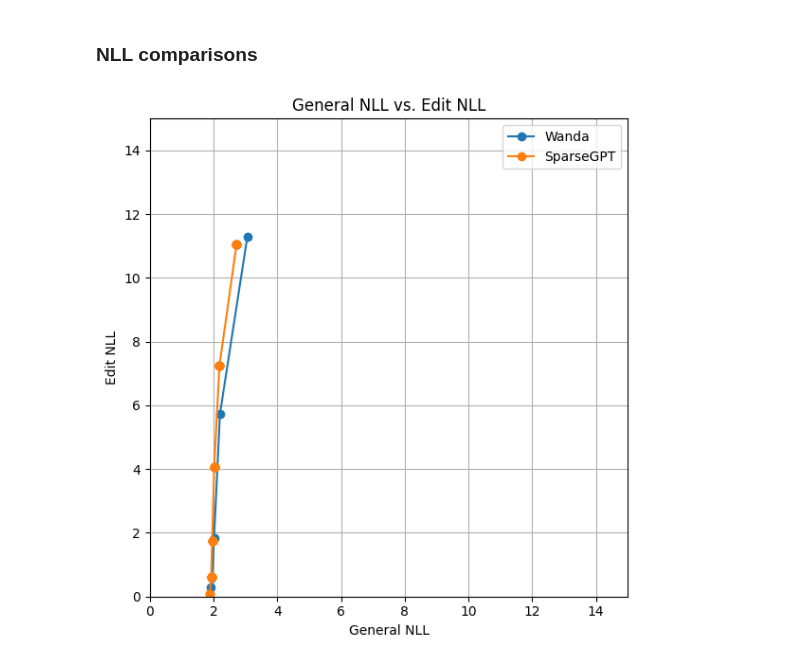
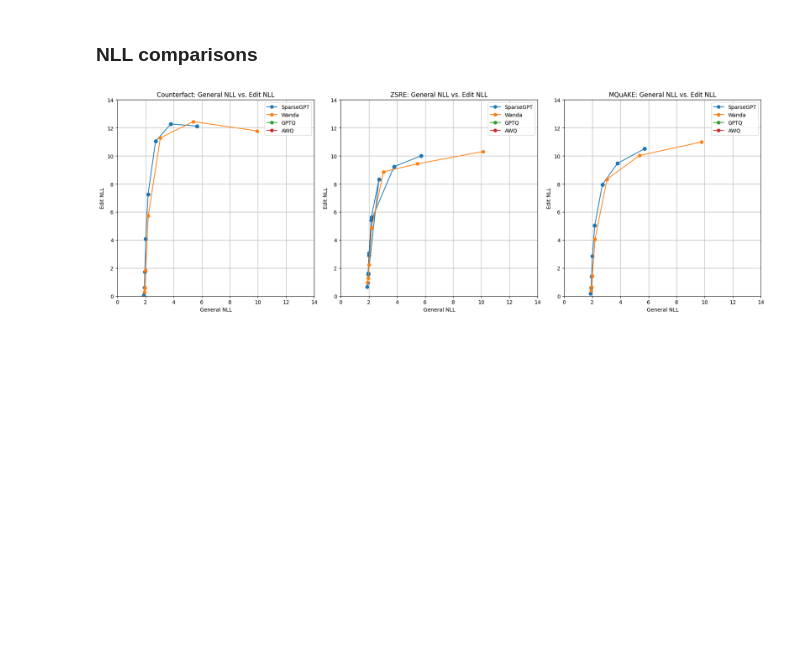
Before and after one commit to hartvigsen-group/composable-interventions, a Jupyter notebook: notebooks/graphs.ipynb, the cells around one changed output. Drawn from its saved outputs; the diff is of its cells as text; code cells hidden in the pictures; blank space fills up the shorter version.

Commit message:
Add notebooks for graphs

```diff
--- a/notebooks/graphs.ipynb
+++ b/notebooks/graphs.ipynb
@@ -28,8 +28,13 @@ def process_data(new_file_path, previous_df=None):
     new_data['method_name'] = new_data.apply(lambda x: x['prune_method'] if x['method'] == 'prune' else x['quant_method'] if x['method'] == 'quant' else None, axis=1)
     new_data['method_name'] = new_data['method_name'].replace({'autoawq': 'AWQ', 'autogptq': 'GPTQ', 'sparsegpt': 'SparseGPT', 'wanda': 'Wanda'})
 
-    # Selecting only relevant columns for aggregation
-    aggregation_columns = ['Rewrite accuracy', 'PPL', 'Generalization', 'Latency', 'Locality']
+    # Check if 'PPL edits' column exists
+    if 'PPL edits' in new_data.columns:
+        aggregation_columns = ['Rewrite accuracy', 'PPL', 'Generalization', 'Latency', 'Locality', 'PPL edits']
+    else:
+        aggregation_columns = ['Rewrite accuracy', 'PPL', 'Generalization', 'Latency', 'Locality']
+        # new_data['PPL edits'] = np.nan  # Create an empty 'PPL edits' column
+
 
     # Group by 'Tags' and calculate mean and standard error for the selected columns
     grouped_new_data = new_data.groupby('Tags')[aggregation_columns].agg(['mean', standard_error])
@@ -188,7 +238,10 @@ df['NLL'] = np.log(df['PPL_mean'])
 
 for i, metric in enumerate(metrics):
     # Change the label 'Rewrite accuracy' to 'Success'
-    ylabel = 'Success' if 'Rewrite accuracy' in metric else metric.split('_')[0]
+    # print(metric)
+    print( 'Rewrite' in metric)
+    ylabel = 'Success' if 'Rewrite' in metric else metric.split('_')[0]
+    # print(ylabel)
     ylabel = 'One-hop' if 'Locality' in metric else metric.split('_')[0]
 
     # Plot baseline as a horizontal dotted line
@@ -205,6 +258,8 @@ for i, metric in enumerate(metrics):
                         fmt='o', label=method, capsize=5)
 
     axs[i].set_xlabel('Negative Log Likelihood')
+    ylabel = 'Success' if 'Rewrite' in metric else metric.split('_')[0]
+    print(ylabel)
     axs[i].set_ylabel(ylabel)
     axs[i].set_title(f'{ylabel} vs. Negative Log Likelihood')
     axs[i].legend()
@@ -224,43 +287,47 @@ plt.show()
 # %% [markdown]
 ### NLL comparisons
 # %%
-def create_ppl_vs_edit_ppl_plot(df):
+import matplotlib.pyplot as plt
+import numpy as np
+import pandas as pd
+
+def create_ppl_vs_edit_ppl_plots(dfs, titles):
     """
-    Creates a plot for PPL vs. edit PPL from the given DataFrame.
+    Creates a row of subplots for PPL vs. edit PPL for each given DataFrame.
 
     Parameters:
-    df (pandas.DataFrame): The DataFrame containing the experiment data.
+    dfs (list of pandas.DataFrame): List of DataFrames containing the experiment data.
+    titles (list of str): List of titles for each DataFrame.
+    """
+    num_dfs = len(dfs)
+    fig, axs = plt.subplots(1, num_dfs, figsize=(6 * num_dfs, 6))
 
-    The function generates a plot:
-    - PPL vs. edit PPL
-    """
-    # Create a plot
-    fig, ax = plt.subplots(figsize=(12, 6))
+    for i, df in enumerate(dfs):
+        ax = axs[i] if num_dfs > 1 else axs
 
-    # Plot each method, only if PPL is below 10000
-    for method in df['method_name'].unique():
-        method_data = df[(df['method_name'] == method) & (df['PPL edits_mean'] < np.inf)]
-        ax.errorbar(np.log(method_data['PPL_mean']), np.log(method_data['PPL edits_mean']),
-                    # xerr=np.log(method_data['PPL_standard_error']), yerr=np.log(method_data['PPL_standard_error']),
-                    fmt='o-', label=method, capsize=5)
+        for method in df['method_name'].unique():
+            method_data = df[(df['method_name'] == method) & (df['PPL edits_mean'] < np.inf)]
+            ax.errorbar(np.log(method_data['PPL_mean']), np.log(method_data['PPL edits_mean']),
+                        # Uncomment the following line if standard error is available
+                        # xerr=np.log(method_data['PPL_standard_error']), yerr=np.log(method_data['PPL_standard_error']),
+                        fmt='o-', label=method, capsize=5)
 
-    ax.set_xlabel('General NLL')
-    ax.set_ylabel('Edit NLL')
-    ax.set_title('General NLL vs. Edit NLL')
-    ax.legend()
-    ax.grid(True)
+        ax.set_xlabel('General NLL')
+        ax.set_ylabel('Edit NLL')
+        ax.set_title(f'{titles[i]}: General NLL vs. Edit NLL')
+        ax.legend()
+        ax.grid(True)
 
-    plt.axis('square')
-    # ax.set_xscale('log')
-    # ax.set_yscale('log')
-
-    ax.set_ylim(0, 15)
-    ax.set_xlim(0, 15)
+        ax.axis('square')
+        ax.set_ylim(0, 14)
+        ax.set_xlim(0, 14)
 
     plt.tight_layout()
     plt.show()
 
 # Example usage
-create_ppl_vs_edit_ppl_plot(edited_counterfact)
+dfs = [edited_counterfact, edited_zsre, edited_mq]  # Replace with your list of dataframes
+titles = ["Counterfact", "ZSRE", "MQuAKE"]  # Replace with your titles
+create_ppl_vs_edit_ppl_plots(dfs, titles)
 # %% [output]
-[figure, old version]
+[figure, new version]
```
Also changed, not shown: parts of 5 cells of this notebook, 4 other files.
